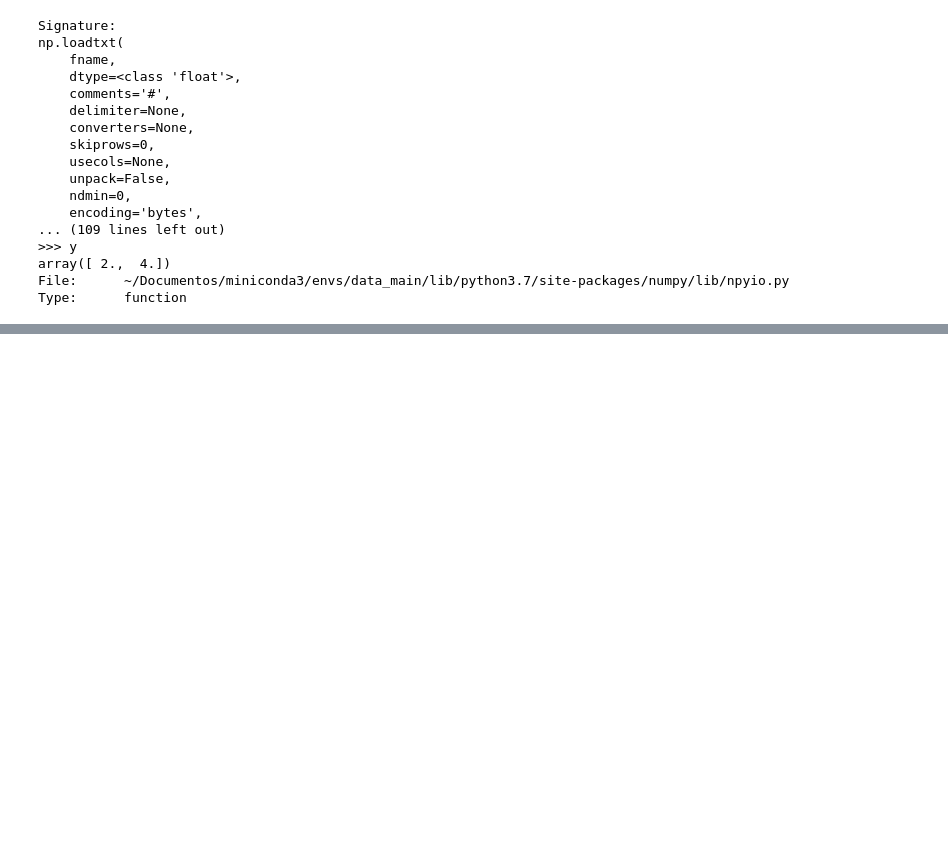
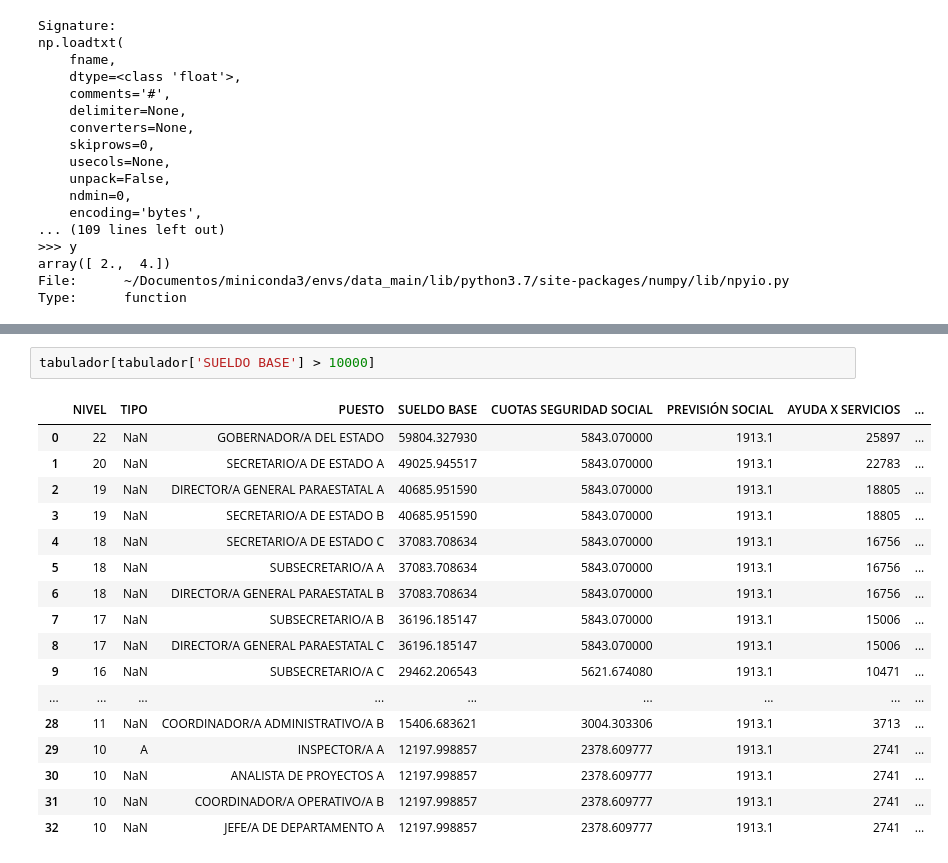
Before and after one commit to DCIDA2019/da2019-JoseSalvadorNeg, a Jupyter notebook: Semana2/apuntes_semana_2.ipynb, the cells around one changed output, grey strips where cells are left out. Saved outputs shown, nothing was run; the diff lists cells and outputs as text; blank space fills up the shorter version.

```diff
--- a/Semana2/apuntes_semana_2.ipynb
+++ b/Semana2/apuntes_semana_2.ipynb
@@ -252,0 +287,20 @@ Type:      function
+# %%
+tabulador[tabulador['SUELDO BASE'] > 10000]
+# %% [output]
+|  | NIVEL | TIPO | PUESTO | SUELDO BASE | CUOTAS SEGURIDAD SOCIAL | PREVISIÓN SOCIAL | AYUDA X SERVICIOS | ... |
+| 0 | 22 | NaN | GOBERNADOR/A DEL ESTADO | 59804.327930 | 5843.070000 | 1913.1 | 25897 | ... |
+| 1 | 20 | NaN | SECRETARIO/A DE ESTADO A | 49025.945517 | 5843.070000 | 1913.1 | 22783 | ... |
+| 2 | 19 | NaN | DIRECTOR/A GENERAL PARAESTATAL A | 40685.951590 | 5843.070000 | 1913.1 | 18805 | ... |
+| 3 | 19 | NaN | SECRETARIO/A DE ESTADO B | 40685.951590 | 5843.070000 | 1913.1 | 18805 | ... |
+| 4 | 18 | NaN | SECRETARIO/A DE ESTADO C | 37083.708634 | 5843.070000 | 1913.1 | 16756 | ... |
+| 5 | 18 | NaN | SUBSECRETARIO/A A | 37083.708634 | 5843.070000 | 1913.1 | 16756 | ... |
+| 6 | 18 | NaN | DIRECTOR/A GENERAL PARAESTATAL B | 37083.708634 | 5843.070000 | 1913.1 | 16756 | ... |
+| 7 | 17 | NaN | SUBSECRETARIO/A B | 36196.185147 | 5843.070000 | 1913.1 | 15006 | ... |
+| 8 | 17 | NaN | DIRECTOR/A GENERAL PARAESTATAL C | 36196.185147 | 5843.070000 | 1913.1 | 15006 | ... |
+| 9 | 16 | NaN | SUBSECRETARIO/A C | 29462.206543 | 5621.674080 | 1913.1 | 10471 | ... |
+| ... | ... | ... | ... | ... | ... | ... | ... | ... |
+| 28 | 11 | NaN | COORDINADOR/A ADMINISTRATIVO/A B | 15406.683621 | 3004.303306 | 1913.1 | 3713 | ... |
+| 29 | 10 | A | INSPECTOR/A A | 12197.998857 | 2378.609777 | 1913.1 | 2741 | ... |
+| 30 | 10 | NaN | ANALISTA DE PROYECTOS A | 12197.998857 | 2378.609777 | 1913.1 | 2741 | ... |
+| 31 | 10 | NaN | COORDINADOR/A OPERATIVO/A B | 12197.998857 | 2378.609777 | 1913.1 | 2741 | ... |
+| 32 | 10 | NaN | JEFE/A DE DEPARTAMENTO A | 12197.998857 | 2378.609777 | 1913.1 | 2741 | ... |
```
Also changed, not shown: parts of 7 cells of this notebook.
